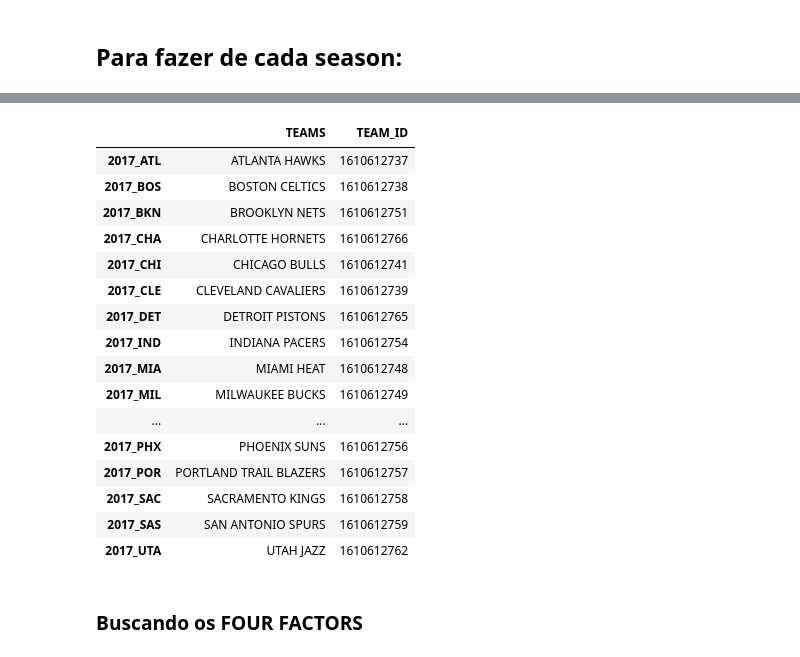
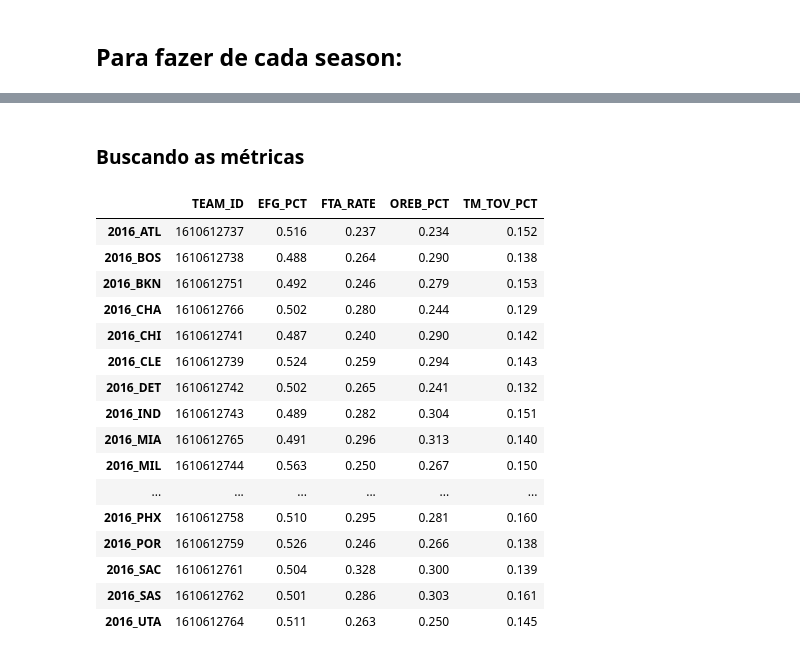
Before and after one commit to diegonhd/nba-pca-analysis, a Jupyter notebook: notebooks/web_scrapping.ipynb, the cells around one changed output, grey strips where cells are left out. Drawn from its saved outputs; the diff is of its cells as text; code cells hidden in the pictures.

```diff
--- a/notebooks/web_scrapping.ipynb
+++ b/notebooks/web_scrapping.ipynb
@@ -213,25 +223,28 @@ indexs_2017
-# %%
-df_2017 = pd.DataFrame(index = indexs_2017)
-df_2017["TEAMS"] = nba_teams
-getting_ID_row_by_name(df_2017["TEAMS"], df_2017)
-df_2017
-# %% [output]
-|  | TEAMS | TEAM_ID |
-| 2017_ATL | ATLANTA HAWKS | 1610612737 |
-| 2017_BOS | BOSTON CELTICS | 1610612738 |
-| 2017_BKN | BROOKLYN NETS | 1610612751 |
-| 2017_CHA | CHARLOTTE HORNETS | 1610612766 |
-| 2017_CHI | CHICAGO BULLS | 1610612741 |
-| 2017_CLE | CLEVELAND CAVALIERS | 1610612739 |
-| 2017_DET | DETROIT PISTONS | 1610612765 |
-| 2017_IND | INDIANA PACERS | 1610612754 |
-| 2017_MIA | MIAMI HEAT | 1610612748 |
-| 2017_MIL | MILWAUKEE BUCKS | 1610612749 |
-| ... | ... | ... |
-| 2017_PHX | PHOENIX SUNS | 1610612756 |
-| 2017_POR | PORTLAND TRAIL BLAZERS | 1610612757 |
-| 2017_SAC | SACRAMENTO KINGS | 1610612758 |
-| 2017_SAS | SAN ANTONIO SPURS | 1610612759 |
-| 2017_UTA | UTAH JAZZ | 1610612762 |
 # %% [markdown]
-### Buscando os FOUR FACTORS
+### Buscando as métricas
+# %%
+# Obtendo EFG_PCT, FT_RATE, ORB% e TOV%
+def get_four_factors(season):
+    four_factors = leaguedashteamstats.LeagueDashTeamStats(
+    season=season,
+    measure_type_detailed_defense='Four Factors').get_data_frames()[0]
+    cols_interesse = ["TEAM_ID", "EFG_PCT", "FTA_RATE", "OREB_PCT", "TM_TOV_PCT"]
+    return four_factors[cols_interesse]
+# %% [output]
+|  | TEAM_ID | EFG_PCT | FTA_RATE | OREB_PCT | TM_TOV_PCT |
+| 2016_ATL | 1610612737 | 0.516 | 0.237 | 0.234 | 0.152 |
+| 2016_BOS | 1610612738 | 0.488 | 0.264 | 0.290 | 0.138 |
+| 2016_BKN | 1610612751 | 0.492 | 0.246 | 0.279 | 0.153 |
+| 2016_CHA | 1610612766 | 0.502 | 0.280 | 0.244 | 0.129 |
+| 2016_CHI | 1610612741 | 0.487 | 0.240 | 0.290 | 0.142 |
+| 2016_CLE | 1610612739 | 0.524 | 0.259 | 0.294 | 0.143 |
+| 2016_DET | 1610612742 | 0.502 | 0.265 | 0.241 | 0.132 |
+| 2016_IND | 1610612743 | 0.489 | 0.282 | 0.304 | 0.151 |
+| 2016_MIA | 1610612765 | 0.491 | 0.296 | 0.313 | 0.140 |
+| 2016_MIL | 1610612744 | 0.563 | 0.250 | 0.267 | 0.150 |
+| ... | ... | ... | ... | ... | ... |
+| 2016_PHX | 1610612758 | 0.510 | 0.295 | 0.281 | 0.160 |
+| 2016_POR | 1610612759 | 0.526 | 0.246 | 0.266 | 0.138 |
+| 2016_SAC | 1610612761 | 0.504 | 0.328 | 0.300 | 0.139 |
+| 2016_SAS | 1610612762 | 0.501 | 0.286 | 0.303 | 0.161 |
+| 2016_UTA | 1610612764 | 0.511 | 0.263 | 0.250 | 0.145 |
```
Also changed, not shown: parts of 10 cells of this notebook.
